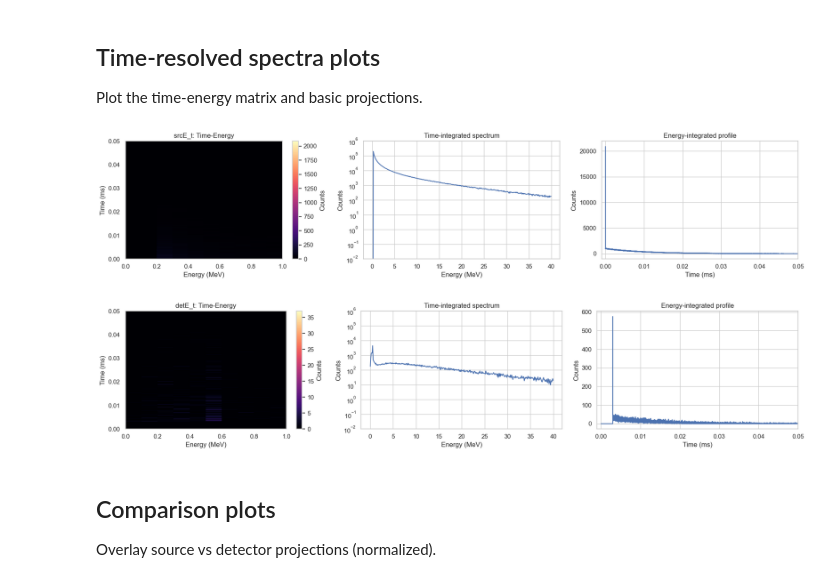
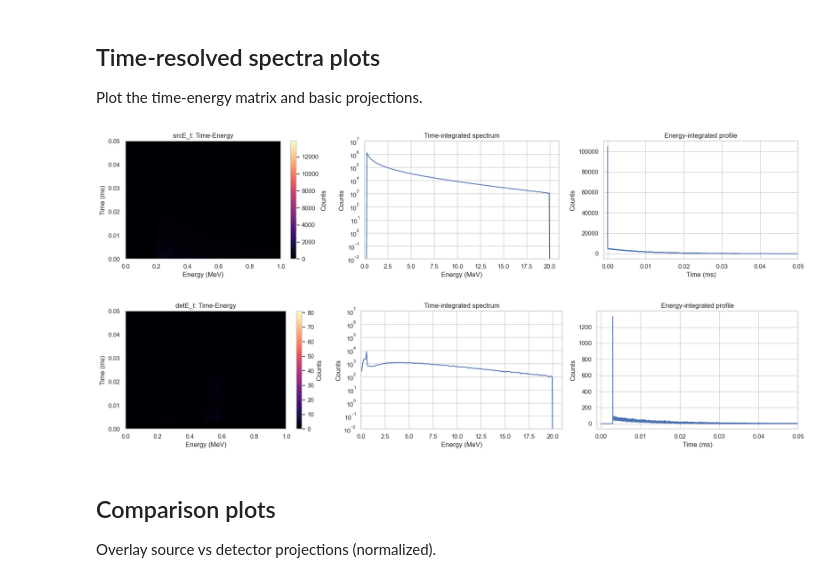
Before and after one commit to Qingshan-Yu-Astrophotonics/TGF-data-processing, a Jupyter notebook: csv-reader.ipynb, the cells around one changed output. Cells and saved outputs as stored; diff of their text form; code cells hidden in the pictures.

```diff
--- a/csv-reader.ipynb
+++ b/csv-reader.ipynb
@@ -20,7 +20,7 @@ sns.set_theme(style="whitegrid")
 
 Update the folder path if your CSV files are stored elsewhere.
 # %%
-data_dir = Path(r".\20260203-1")
+data_dir = Path(r".\20260204-1")
 src_candidates = sorted(data_dir.glob("*_srcE_t_matrix.csv"))
 det_candidates = sorted(data_dir.glob("*_detE_t_matrix.csv"))
 
@@ -72,36 +72,37 @@ def plot_matrix(label, time_ns, energy_mev, counts):
 
     fig, axes = plt.subplots(1, 3, figsize=(18, 4))
 
     mesh = axes[0].pcolormesh(energy_mev, time_ms, counts, shading="auto", cmap="magma")
     axes[0].set_title(f"{label}: Time-Energy")
     axes[0].set_xlabel("Energy (MeV)")
     axes[0].set_xlim(0, 1)
     axes[0].set_ylim(0, 0.05)
     axes[0].set_ylabel("Time (ms)")
     fig.colorbar(mesh, ax=axes[0], label="Counts")
 
     energy_spectrum = counts.sum(axis=0)
     axes[1].semilogy(energy_mev, energy_spectrum + 1e-12)
     axes[1].set_title("Time-integrated spectrum")
     axes[1].set_xlabel("Energy (MeV)")
-    axes[1].set_ylim(1e-2, 10**6)
+    axes[1].set_ylim(1e-2, 10**7)
+    axes[1].set_xlim(0, 21)
     axes[1].set_ylabel("Counts")
 
     time_profile = counts.sum(axis=1)
     axes[2].plot(time_ms, time_profile)
     axes[2].set_title("Energy-integrated profile")
     axes[2].set_xlabel("Time (ms)")
     axes[2].set_xlim(-0.001, 0.05)
     axes[2].set_ylabel("Counts")
 
     plt.tight_layout()
     plt.show()
 
 for label, (time_ns, energy_mev, counts) in matrices.items():
     plot_matrix(label, time_ns, energy_mev, counts)
 # %% [output]
-[figure, old version]
+[figure, new version]
-[figure, old version]
+[figure, new version]
 # %% [markdown]
 ## Comparison plots
 
```
Also changed, not shown: parts of 2 cells of this notebook.
